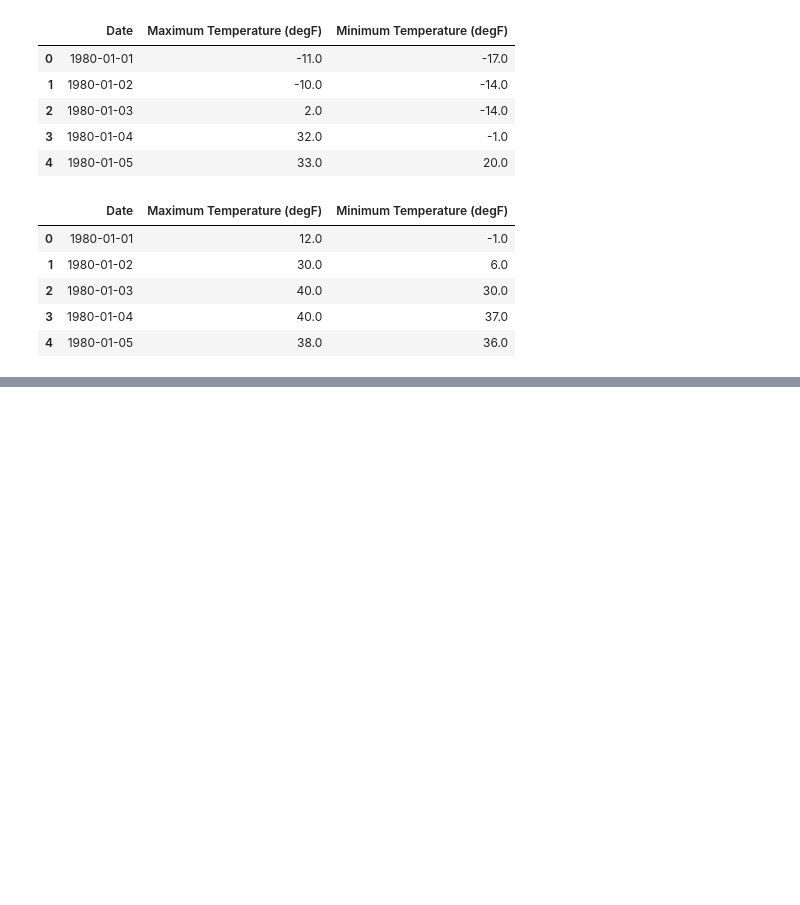
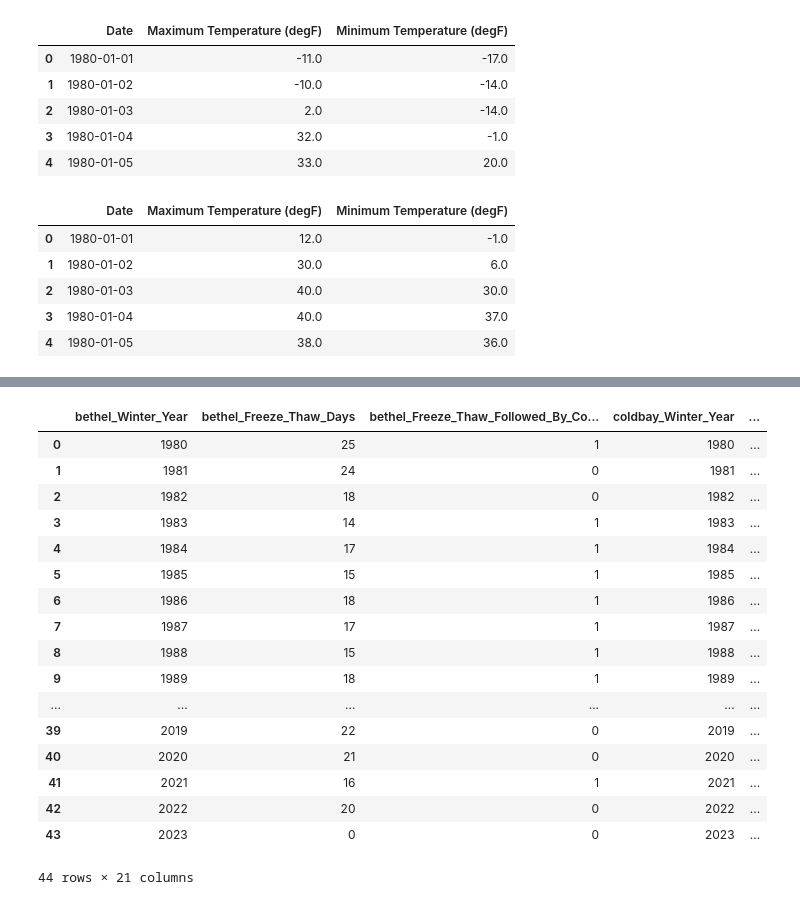
Before and after one commit to LVParkinson/Alaska-Berry-Futures, a Jupyter notebook: 2024.02.23_ABF_FreezeThawDays.ipynb, the cells around one changed output, grey strips where cells are left out. Saved outputs shown, nothing was run; the diff lists cells and outputs as text; code cells hidden in the pictures; blank space fills up the shorter version.

```diff
--- a/2024.02.23_ABF_FreezeThawDays.ipynb
+++ b/2024.02.23_ABF_FreezeThawDays.ipynb
@@ -329,2 +272,25 @@ combined_df
 | 43 | 2023 | 7 | 1 | 2023 | ... |
 44 rows × 21 columns
+# %%
+autumn_df = apply_combined_freeze_thaw_counts_to_list(ak_towns, [10,11], 14)
+# %%
+autumn_df
+# %% [output]
+|  | bethel_Winter_Year | bethel_Freeze_Thaw_Days | bethel_Freeze_Thaw_Followed_By_Co... | coldbay_Winter_Year | ... |
+| 0 | 1980 | 25 | 1 | 1980 | ... |
+| 1 | 1981 | 24 | 0 | 1981 | ... |
+| 2 | 1982 | 18 | 0 | 1982 | ... |
+| 3 | 1983 | 14 | 1 | 1983 | ... |
+| 4 | 1984 | 17 | 1 | 1984 | ... |
+| 5 | 1985 | 15 | 1 | 1985 | ... |
+| 6 | 1986 | 18 | 1 | 1986 | ... |
+| 7 | 1987 | 17 | 1 | 1987 | ... |
+| 8 | 1988 | 15 | 1 | 1988 | ... |
+| 9 | 1989 | 18 | 1 | 1989 | ... |
+| ... | ... | ... | ... | ... | ... |
+| 39 | 2019 | 22 | 0 | 2019 | ... |
+| 40 | 2020 | 21 | 0 | 2020 | ... |
+| 41 | 2021 | 16 | 1 | 2021 | ... |
+| 42 | 2022 | 20 | 0 | 2022 | ... |
+| 43 | 2023 | 0 | 0 | 2023 | ... |
+44 rows × 21 columns
```
Also changed, not shown: parts of 12 cells of this notebook.
